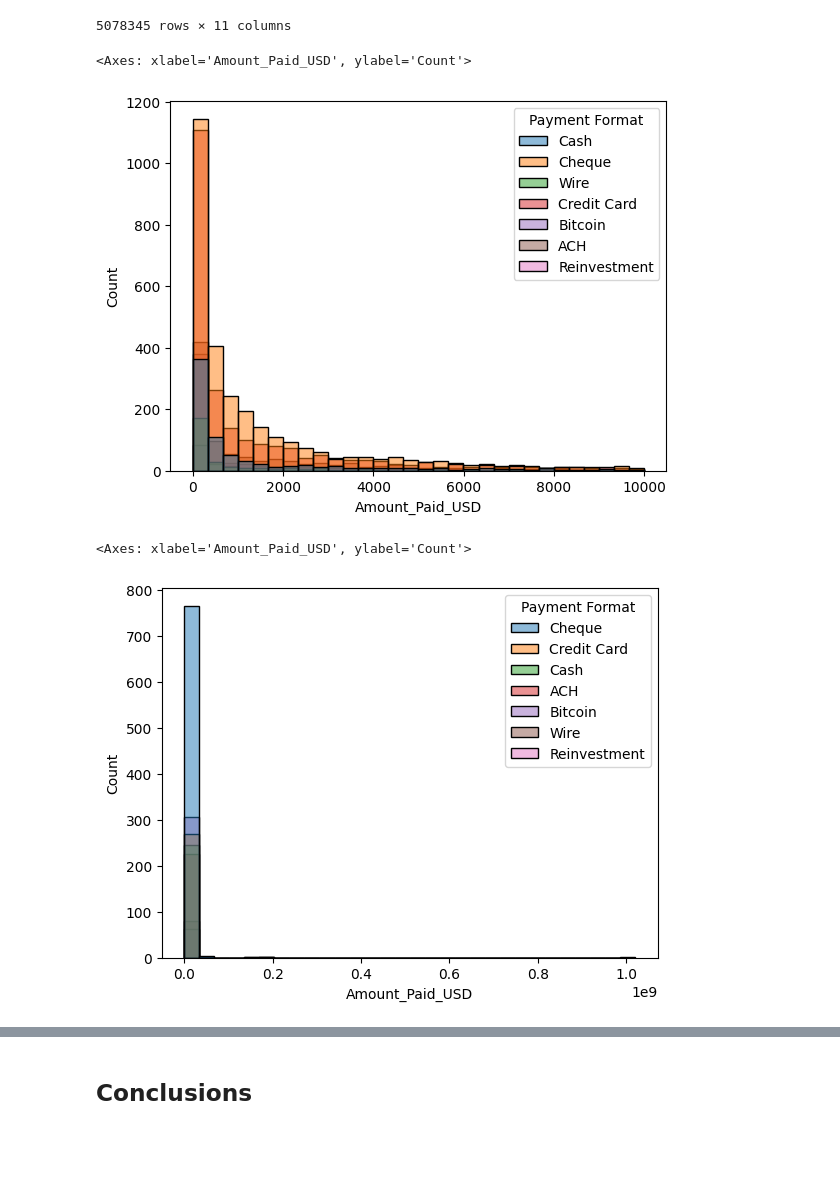
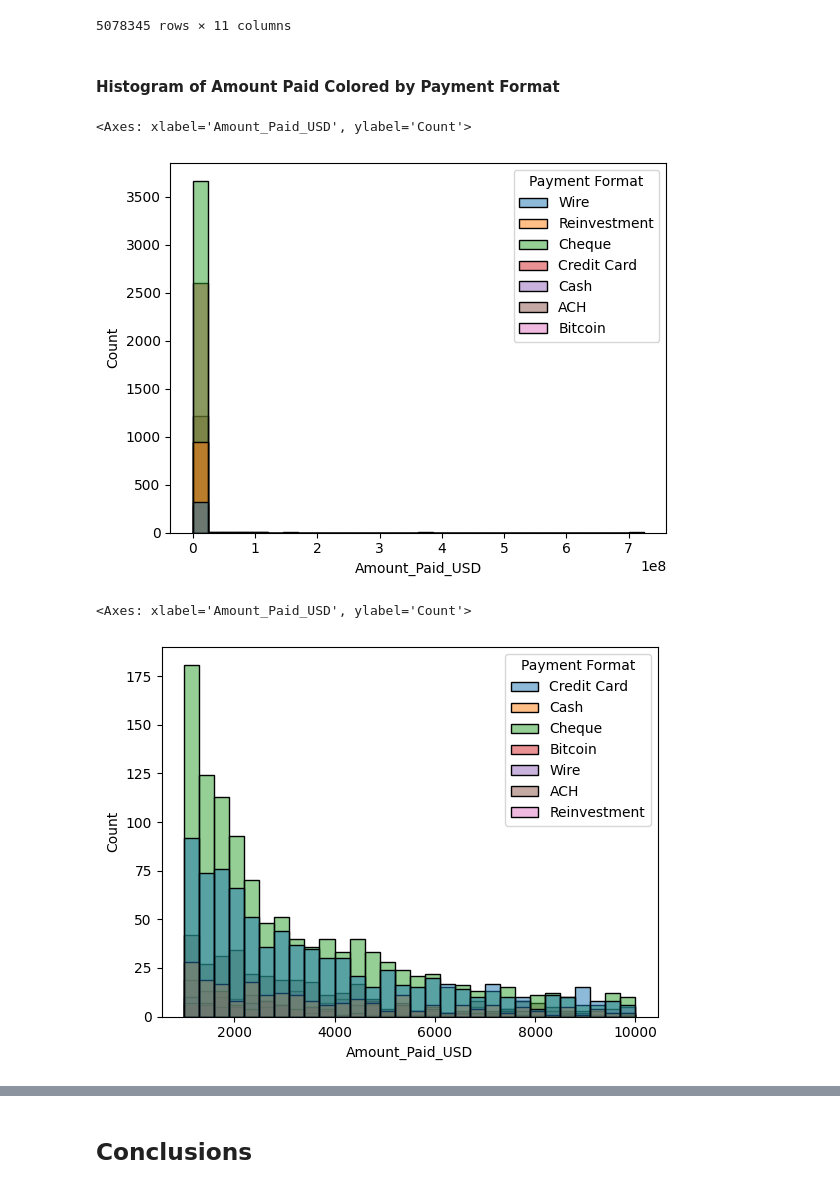
Before and after one commit to calebhadley1/Module-B-semester-2, a Jupyter notebook: ibm_eda.ipynb, the cells around one changed output, grey strips where cells are left out. Saved outputs shown, nothing was run; the diff lists cells and outputs as text; code cells hidden in the pictures; blank space fills up the shorter version.

```diff
--- a/ibm_eda.ipynb
+++ b/ibm_eda.ipynb
@@ -512,13 +512,15 @@ hi_small_trans_df
 5078345 rows × 11 columns
 # %%
 hi_small_trans_sample_df = hi_small_trans_df.sample(10_000)
+# %% [markdown]
+#### Histogram of Amount Paid Colored by Payment Format
 # %%
-sns.histplot(data=hi_small_trans_sample_df[hi_small_trans_sample_df['Amount_Paid_USD'] < 10_000], x="Amount_Paid_USD", hue="Payment Format", bins=30)
+sns.histplot(data=hi_small_trans_df.sample(10_000), x="Amount_Paid_USD", hue="Payment Format", bins=30)
 # %% [output]
 <Axes: xlabel='Amount_Paid_USD', ylabel='Count'>
-[figure, old version]
+[figure, new version]
 # %%
-sns.histplot(data=hi_small_trans_sample_df[hi_small_trans_sample_df['Amount_Paid_USD'] > 10_000], x="Amount_Paid_USD", hue="Payment Format", bins=30)
+sns.histplot(data=hi_small_trans_sample_df[hi_small_trans_sample_df['Amount_Paid_USD'].between(1_000, 10_000)], x="Amount_Paid_USD", hue="Payment Format", bins=30)
 # %% [output]
 <Axes: xlabel='Amount_Paid_USD', ylabel='Count'>
-[figure, old version]
+[figure, new version]
```
Also changed, not shown: parts of 4 cells of this notebook.
